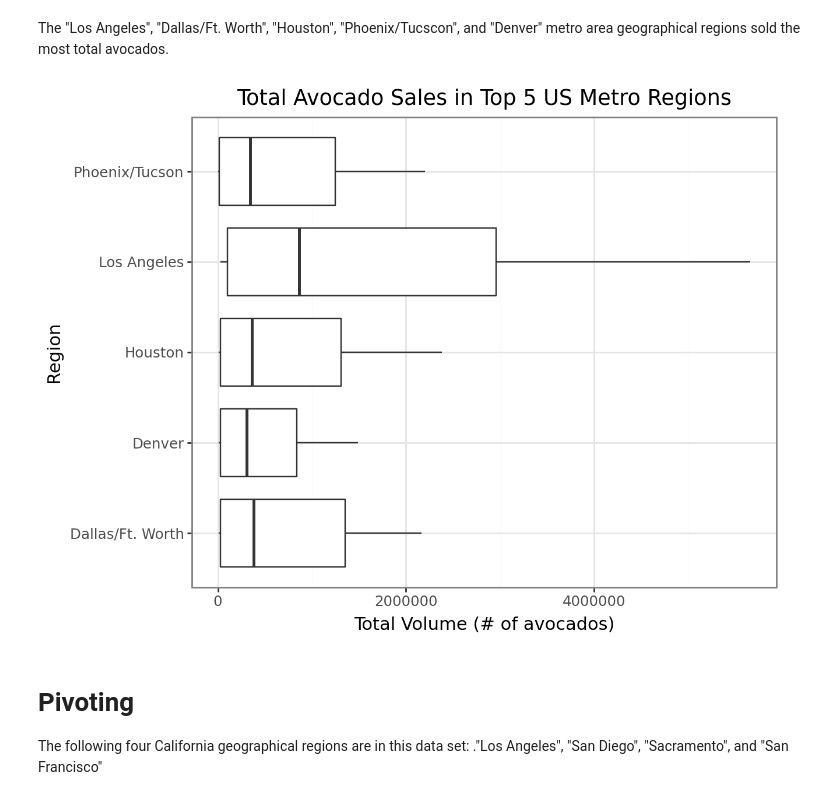
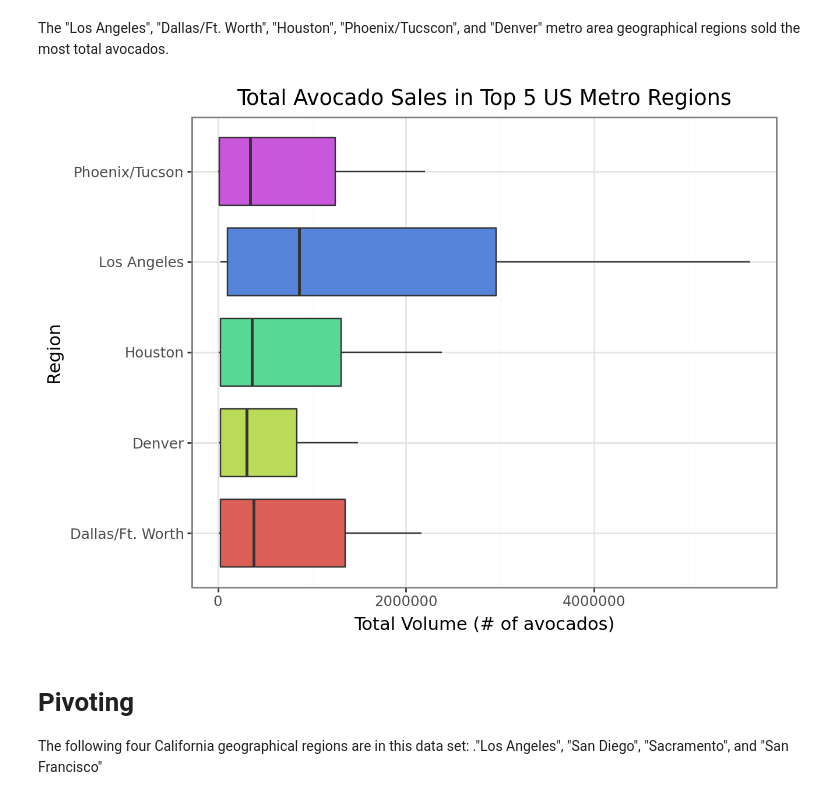
Before and after one commit to samricafrente/GSB-544, a Jupyter notebook: Labs/Lab-2/Lab-2.ipynb, the cells around one changed output. Drawn from its saved outputs; the diff is of its cells as text; code cells hidden in the pictures.

```diff
--- a/Labs/Lab-2/Lab-2.ipynb
+++ b/Labs/Lab-2/Lab-2.ipynb
@@ -171,19 +151,20 @@ The "Los Angeles", "Dallas/Ft. Worth", "Houston", "Phoenix/Tucscon", and "Denver
 # %%
 # Create new data frame with top 5 metro geographical regions
 top_5_data = small_regions[small_regions['geography'].isin(top_5)]
 
 # Box plots of total volume for the five metro geographical regions with the highest averages
-(ggplot(top_5_data, aes(x = "geography", y = "total_volume")) +
+(ggplot(top_5_data, aes(x = "geography", y = "total_volume", fill='geography')) +
 theme_bw() +
 labs(title = "Total Avocado Sales in Top 5 US Metro Regions",
     x = "Region", y="Total Volume (# of avocados)") +
 geom_boxplot() +
-coord_flip()
+coord_flip() +
+theme(legend_position='none')
 )
 
 # Flip x and y axes: https://plotnine.org/reference/examples/geom_boxplot-preview
 # %% [output]
-[figure, old version]
+[figure, new version]
 # %% [markdown]
 # Pivoting
 The following four California geographical regions are in this data set: ."Los Angeles", "San Diego", "Sacramento", and "San Francisco"
```
Also changed, not shown: parts of 10 cells of this notebook, 3 other files.
